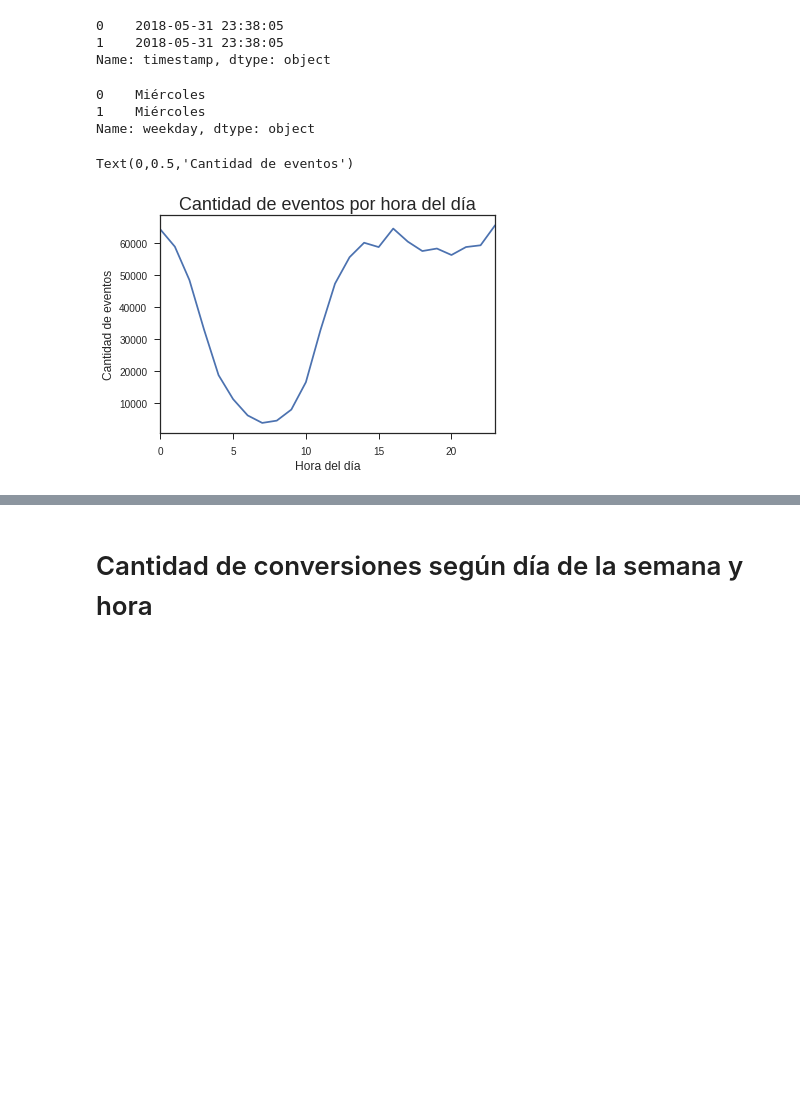
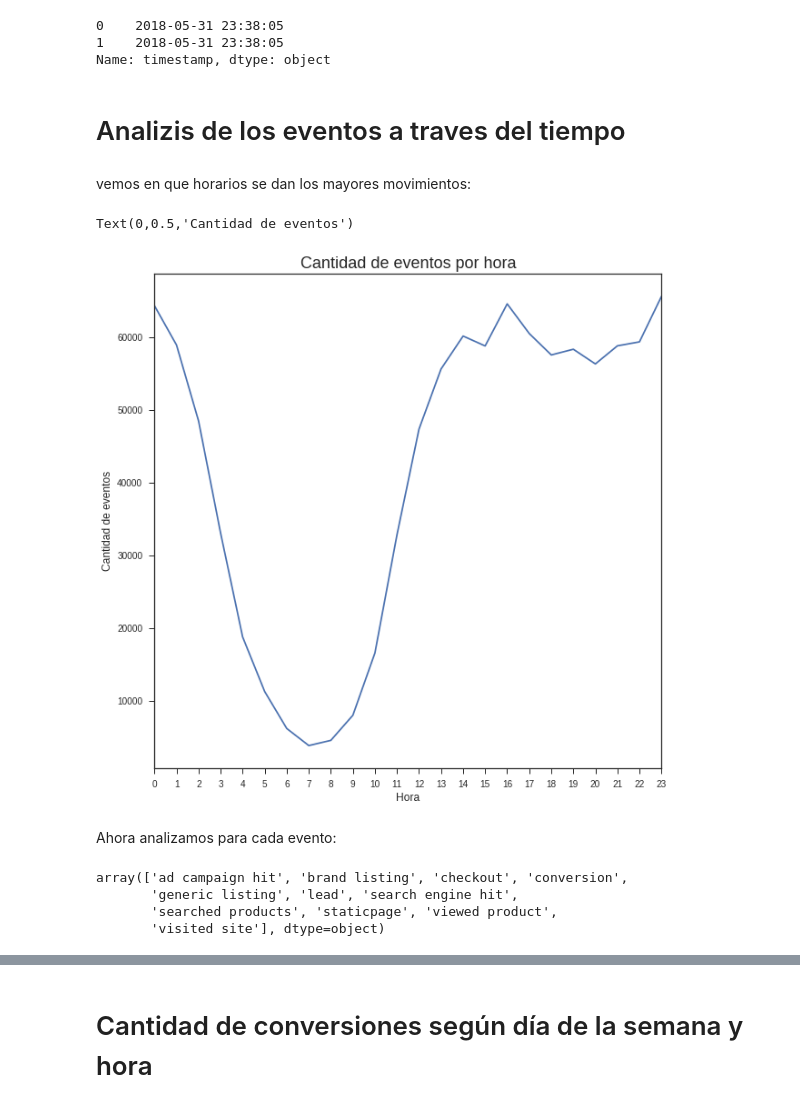
Before and after one commit to rozanecm/7506_OrganizacionDeDatos_TP1, a Jupyter notebook: algunos_graficos.ipynb, the cells around one changed output, grey strips where cells are left out. Saved outputs shown, nothing was run; the diff lists cells and outputs as text; code cells hidden in the pictures; blank space fills up the shorter version.

Commit message:
agregue algunos graficos

```diff
--- a/algunos_graficos.ipynb
+++ b/algunos_graficos.ipynb
@@ -33,25 +36,32 @@ data['day'] = data['timestamp'].dt.day
 data['hour'] = data['timestamp'].dt.hour
 # %%
 #Se obtiene el día de la semana, se cuenta y se vuelca en un gráfico
-days = {0: "Domingo",1: "Lunes",2:"Martes",3: "Miércoles",4: "Jueves",5: "Viernes",6: "Sábado"}
+days = {0: "Lunes",1: "Martes",2:"Miercoles",3: "Jueves",4: "Viernes",5: "Sábado",6: "Domingo"}
 
-sorter = ["Domingo", "Lunes", "Martes", "Miércoles", "Jueves", "Viernes", "Sábado"]
+sorter = ["Lunes", "Martes", "Miércoles", "Jueves", "Viernes", "Sábado","Domingo"]
 sorterIndex = dict(zip(sorter,range(len(sorter))))
 
 data["weekday"] = data["timestamp"].dt.dayofweek
 data["weekday"] = data["weekday"].apply(lambda x: days[x])
-# %%
-data['weekday'].head(2)
-# %% [output]
-0    Miércoles
-1    Miércoles
-Name: weekday, dtype: object
+# %% [markdown]
+# Analizis de los eventos a traves del tiempo
+# %% [markdown]
+vemos en que horarios se dan los mayores movimientos:
 # %%
 #Se obtiene la hora, se cuenta y se vuelca en un gráfico
-grafico1 = data["timestamp"].dt.hour.value_counts().sort_index().plot()
-grafico1.set_title("Cantidad de eventos por hora del día", fontsize=18)
-grafico1.set_xlabel("Hora del día", fontsize = 12)
+grafico1 = data["timestamp"].dt.hour.value_counts().sort_index().plot(figsize=(10,10), xticks=list(range(0,24)))
+grafico1.set_title("Cantidad de eventos por hora", fontsize=18)
+grafico1.set_xlabel("Hora", fontsize = 12)
 grafico1.set_ylabel("Cantidad de eventos", fontsize = 12)
 # %% [output]
 Text(0,0.5,'Cantidad de eventos')
-[figure, old version]
+[figure, new version]
+# %% [markdown]
+Ahora analizamos para cada evento:
+# %%
+np.unique(data.event)
+# %% [output]
+array(['ad campaign hit', 'brand listing', 'checkout', 'conversion',
+       'generic listing', 'lead', 'search engine hit',
+       'searched products', 'staticpage', 'viewed product',
+       'visited site'], dtype=object)
```
Also changed, not shown: parts of 29 cells of this notebook.
